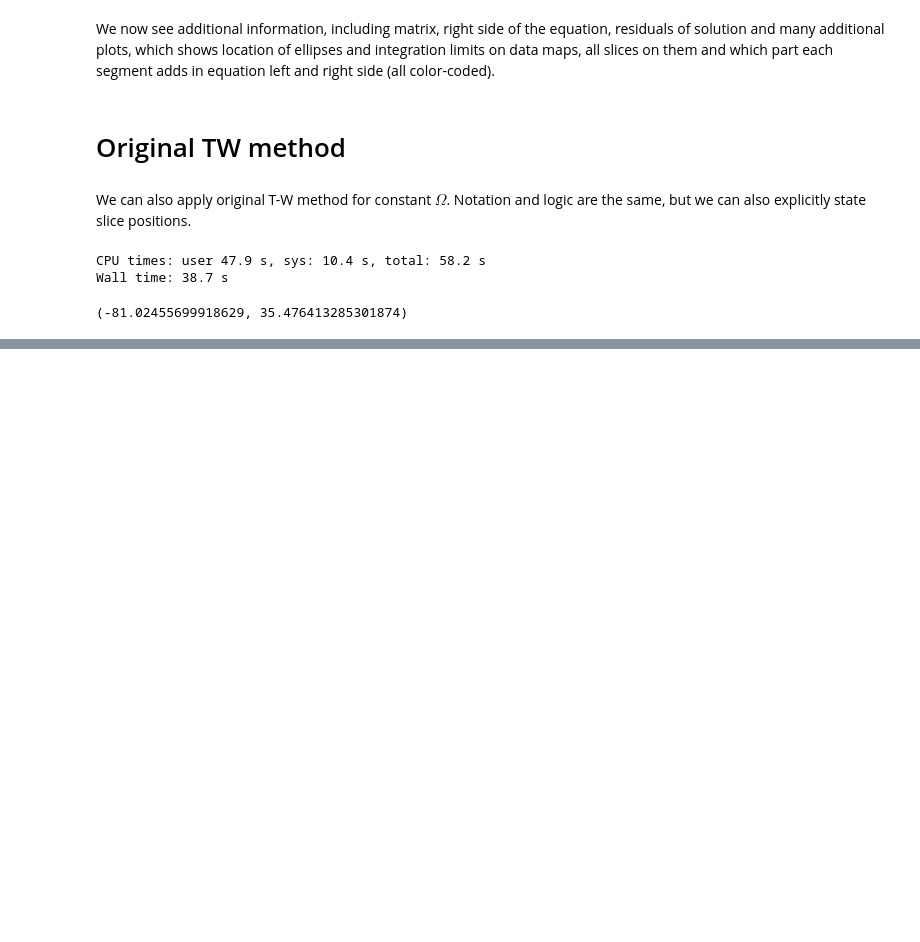
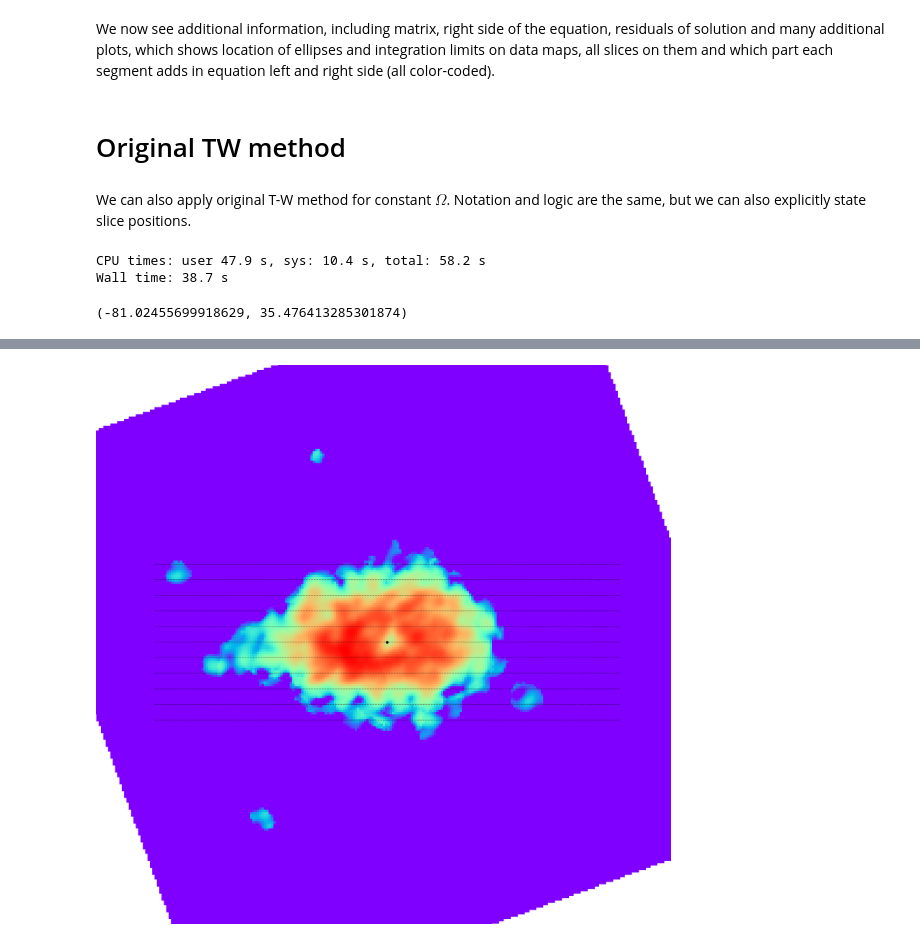
Before and after one commit to strawberryfieldss/galaxy, a Jupyter notebook: new/pyTWR-master/NGC4414.ipynb, the cells around one changed output, grey strips where cells are left out. Drawn from its saved outputs; the diff is of its cells as text; code cells hidden in the pictures; blank space fills up the shorter version.

```diff
--- a/new/pyTWR-master/NGC4414.ipynb
+++ b/new/pyTWR-master/NGC4414.ipynb
@@ -858,0 +380,4 @@ slope Ω: 59.785+/-6.489 (SE)
+# %%
+Image('4414a.png')
+# %% [output]
+[figure, added]
```
Also changed, not shown: parts of 27 cells of this notebook.
